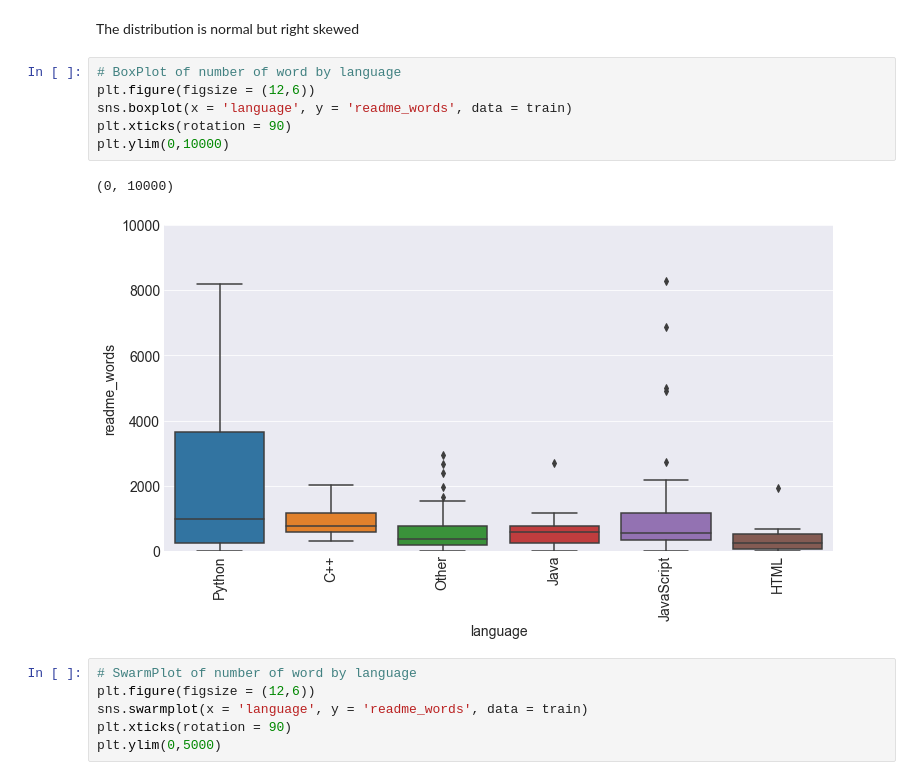
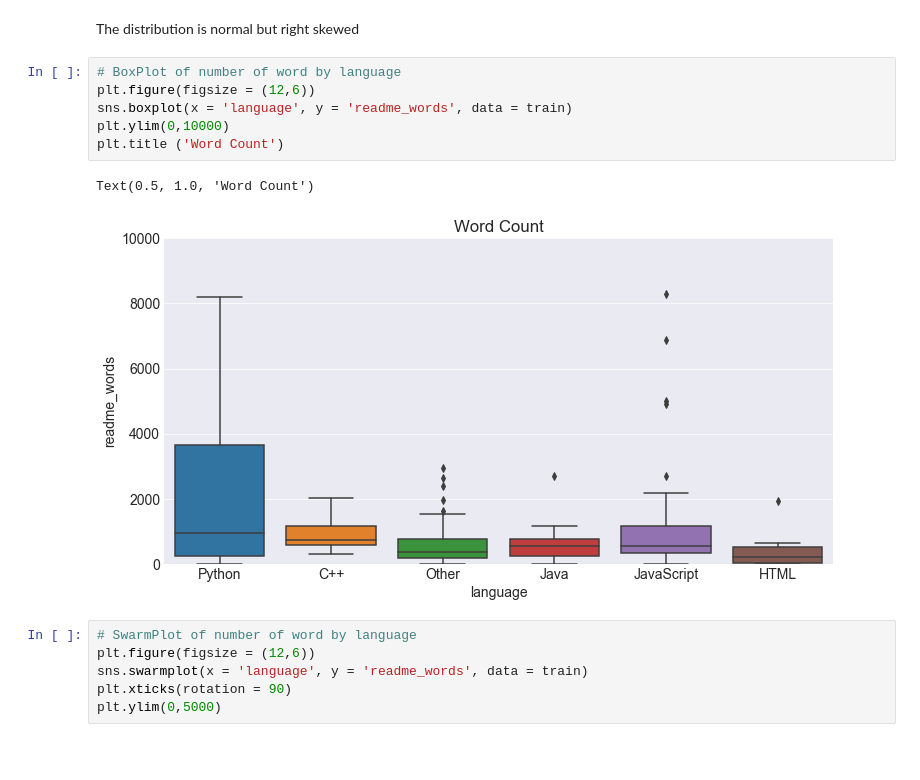
Before and after one commit to The-Tree-Muskeeters/git-language, a Jupyter notebook: nlp_project_Final.ipynb, the cells around one changed output. Saved outputs shown, nothing was run; the diff lists cells and outputs as text; blank space fills up the shorter version.

```diff
--- a/nlp_project_Final.ipynb
+++ b/nlp_project_Final.ipynb
@@ -263,12 +266,12 @@ The distribution is normal but right skewed
 # %%
 # BoxPlot of number of word by language
 plt.figure(figsize = (12,6))
 sns.boxplot(x = 'language', y = 'readme_words', data = train)
-plt.xticks(rotation = 90)
 plt.ylim(0,10000)
+plt.title ('Word Count')
 # %% [output]
-(0, 10000)
+Text(0.5, 1.0, 'Word Count')
-[figure, old version]
+[figure, new version]
 # %%
 # SwarmPlot of number of word by language
 plt.figure(figsize = (12,6))
```
Also changed, not shown: parts of 22 cells of this notebook.
